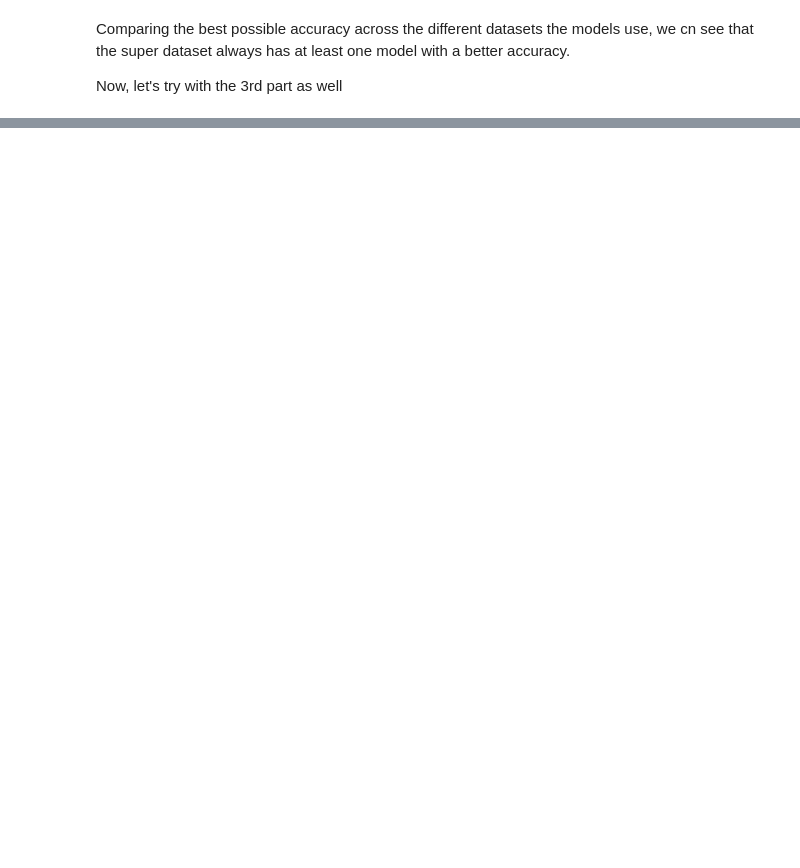
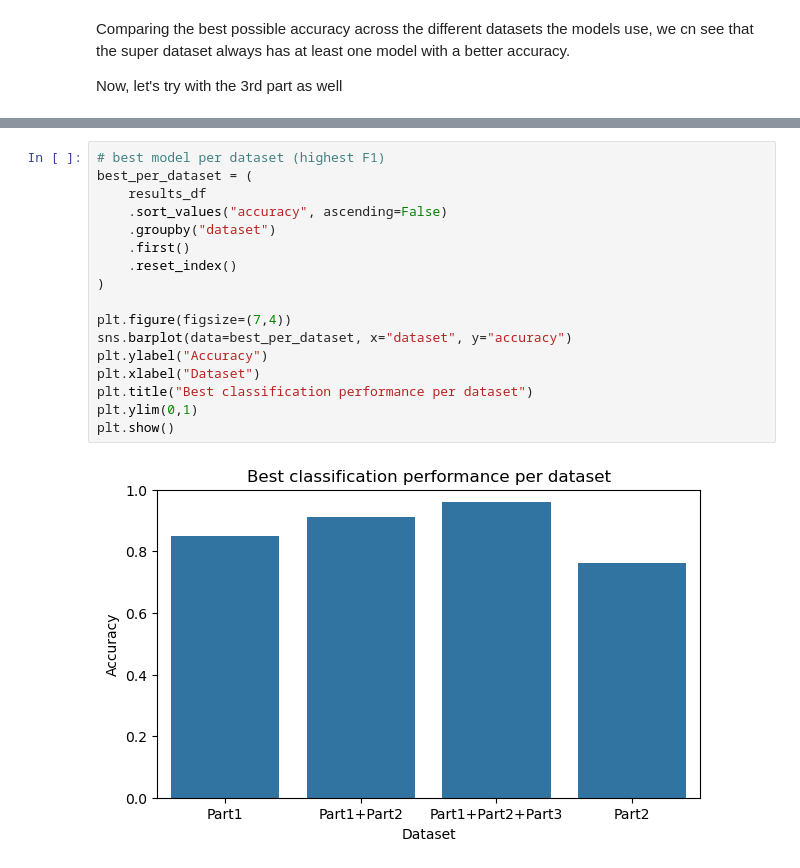
Before and after one commit to Ghali-Jaidi/Neuroscience-, a Jupyter notebook: Models.ipynb, the cells around one changed output, grey strips where cells are left out. Drawn from its saved outputs; the diff is of its cells as text; blank space fills up the shorter version.

Commit message:
add plot for the report

```diff
--- a/Models.ipynb
+++ b/Models.ipynb
@@ -595,0 +581,19 @@ SUMMARY OF ALL RESULTS:
+# %%
+# best model per dataset (highest F1)
+best_per_dataset = (
+    results_df
+    .sort_values("accuracy", ascending=False)
+    .groupby("dataset")
+    .first()
+    .reset_index()
+)
+
+plt.figure(figsize=(7,4))
+sns.barplot(data=best_per_dataset, x="dataset", y="accuracy")
+plt.ylabel("Accuracy")
+plt.xlabel("Dataset")
+plt.title("Best classification performance per dataset")
+plt.ylim(0,1)
+plt.show()
+# %% [output]
+[figure, added]
```
Also changed, not shown: parts of 6 cells of this notebook.
